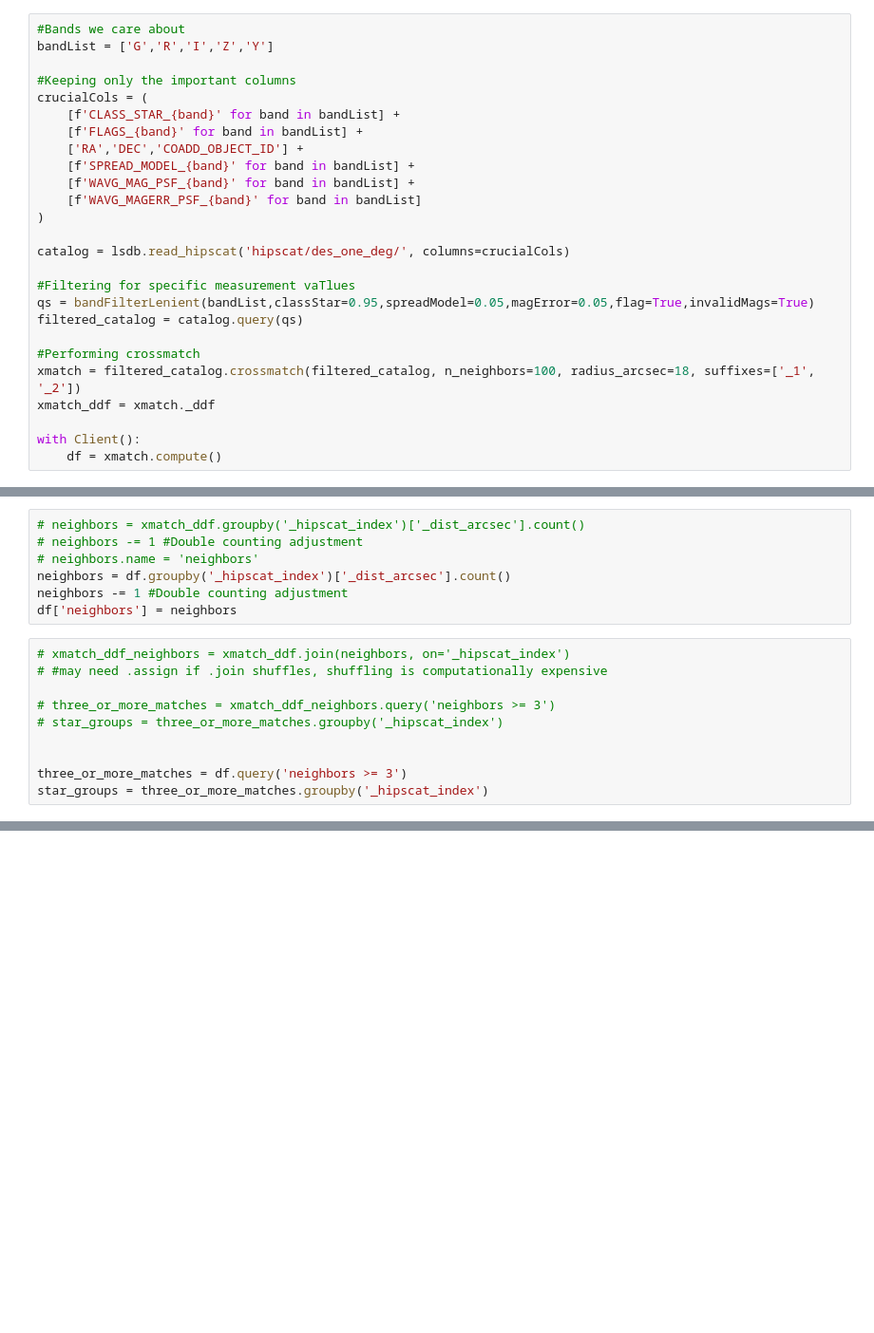
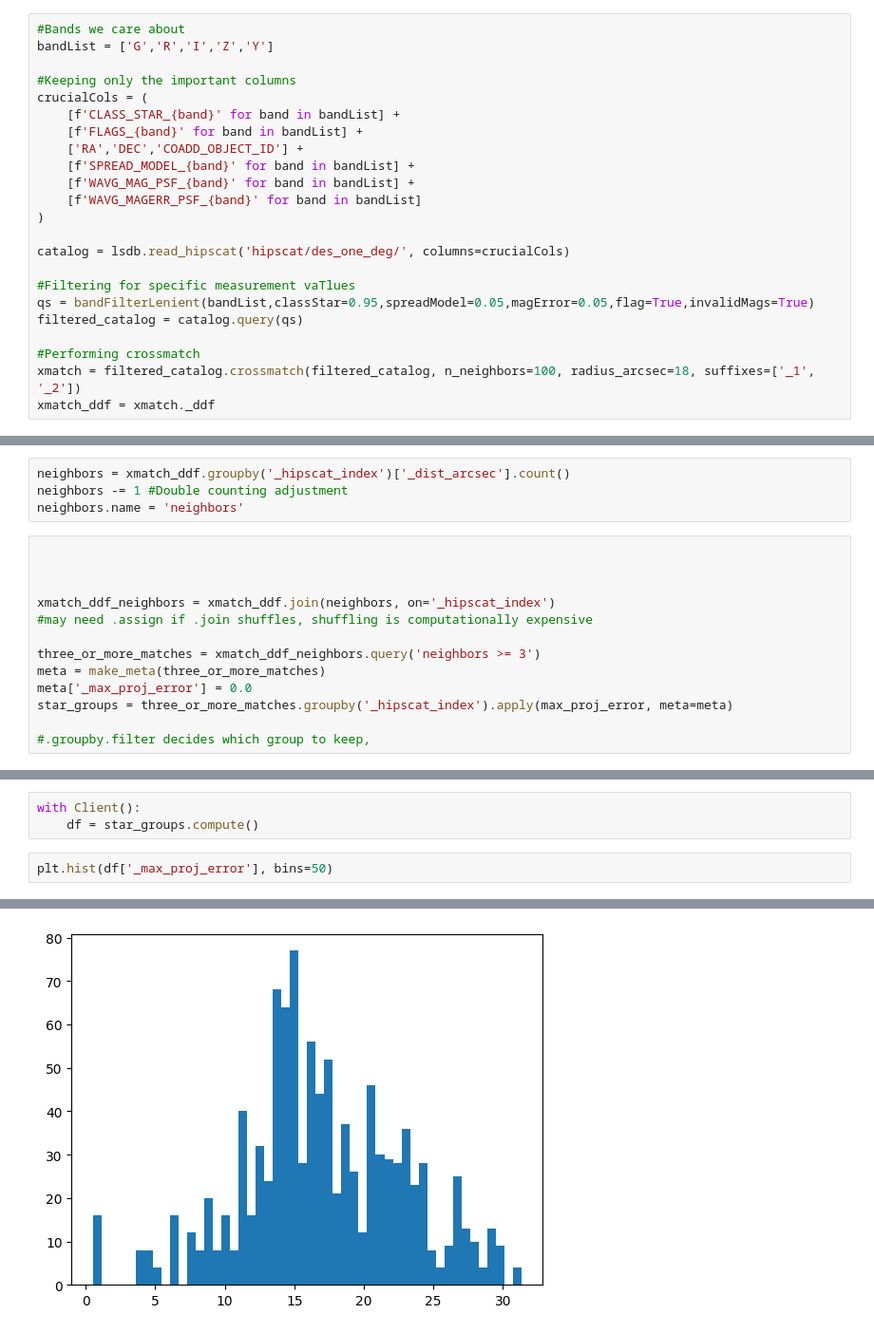
Before and after one commit to JoaoDPassos/brown-dwarf-search, a Jupyter notebook: xmatch_dask.ipynb, the cells around one changed output, grey strips where cells are left out. Shown at 95% size. Saved outputs shown, nothing was run; the diff lists cells and outputs as text; blank space fills up the shorter version.

```diff
--- a/xmatch_dask.ipynb
+++ b/xmatch_dask.ipynb
@@ -31,6 +32,3 @@ filtered_catalog = catalog.query(qs)
 #Performing crossmatch
 xmatch = filtered_catalog.crossmatch(filtered_catalog, n_neighbors=100, radius_arcsec=18, suffixes=['_1', '_2'])
 xmatch_ddf = xmatch._ddf
-
-with Client():
-    df = xmatch.compute()
@@ -37,17 +71,17 @@ with Client():
 # %%
-# neighbors = xmatch_ddf.groupby('_hipscat_index')['_dist_arcsec'].count()
-# neighbors -= 1 #Double counting adjustment
-# neighbors.name = 'neighbors'
-neighbors = df.groupby('_hipscat_index')['_dist_arcsec'].count()
+neighbors = xmatch_ddf.groupby('_hipscat_index')['_dist_arcsec'].count()
 neighbors -= 1 #Double counting adjustment
-df['neighbors'] = neighbors
+neighbors.name = 'neighbors'
 # %%
-# xmatch_ddf_neighbors = xmatch_ddf.join(neighbors, on='_hipscat_index')
-# #may need .assign if .join shuffles, shuffling is computationally expensive
-
-# three_or_more_matches = xmatch_ddf_neighbors.query('neighbors >= 3')
-# star_groups = three_or_more_matches.groupby('_hipscat_index')
 
 
-three_or_more_matches = df.query('neighbors >= 3')
-star_groups = three_or_more_matches.groupby('_hipscat_index')
+
+xmatch_ddf_neighbors = xmatch_ddf.join(neighbors, on='_hipscat_index')
+#may need .assign if .join shuffles, shuffling is computationally expensive
+
+three_or_more_matches = xmatch_ddf_neighbors.query('neighbors >= 3')
+meta = make_meta(three_or_more_matches)
+meta['_max_proj_error'] = 0.0
+star_groups = three_or_more_matches.groupby('_hipscat_index').apply(max_proj_error, meta=meta)
+
+#.groupby.filter decides which group to keep,
@@ -175,0 +178,6 @@ def get_collinear_star_groups(star_groups, max_unalignment):
+# %%
+with Client():
+    df = star_groups.compute()
+# %%
+plt.hist(df['_max_proj_error'], bins=50)
+# %% [output]
@@ -175,0 +200 @@ def get_collinear_star_groups(star_groups, max_unalignment):
+[figure, added]
```
Also changed, not shown: parts of 11 cells of this notebook, 2 other files.
